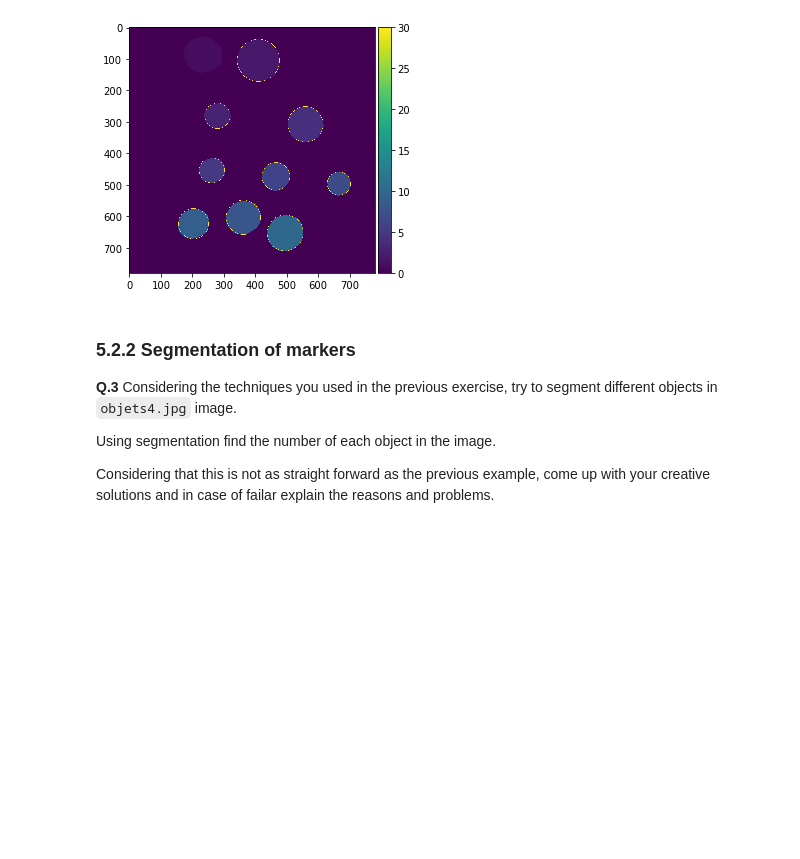
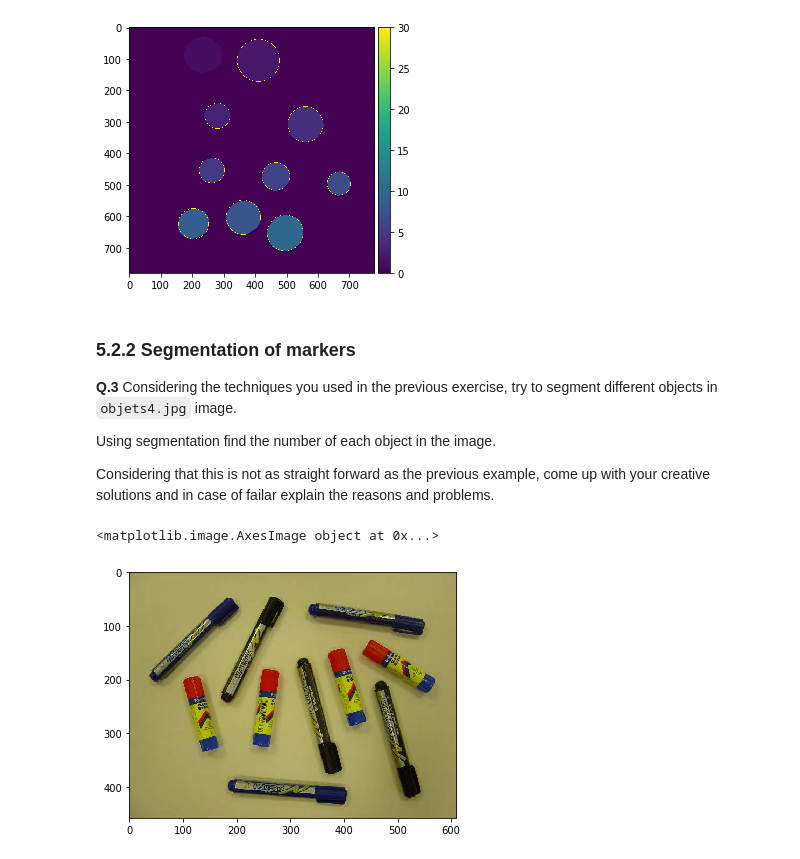
Before and after one commit to Kivo0/B31XB-IIP-TP-1718, a Jupyter notebook: 5-morpho-segmentation/5-morpho-segmentation.ipynb, the cells around one changed output. Cells and saved outputs as stored; diff of their text form; code cells hidden in the pictures; blank space fills up the shorter version.

```diff
--- a/5-morpho-segmentation/5-morpho-segmentation.ipynb
+++ b/5-morpho-segmentation/5-morpho-segmentation.ipynb
@@ -256,3 +256,16 @@ The radius of the Circle is 57 pixels.
 Using segmentation find the number of each object in the image.
 
 Considering that this is not as straight forward as the previous example, come up with your creative solutions and in case of failar explain the reasons and problems.
+# %%
+from skimage.transform import resize
+from skimage.filters import threshold_otsu
+from skimage.color import rgb2gray
+#######done importing######
+
+Path = './images/objets4.jpg'
+Objects1 = io.imread(Path)
+objects = img_as_ubyte(Objects1)
+io.imshow(objects)
+# %% [output]
+<matplotlib.image.AxesImage object at 0x...>
+[figure, added]
```
Also changed, not shown: parts of 9 cells of this notebook, 2 other files.
